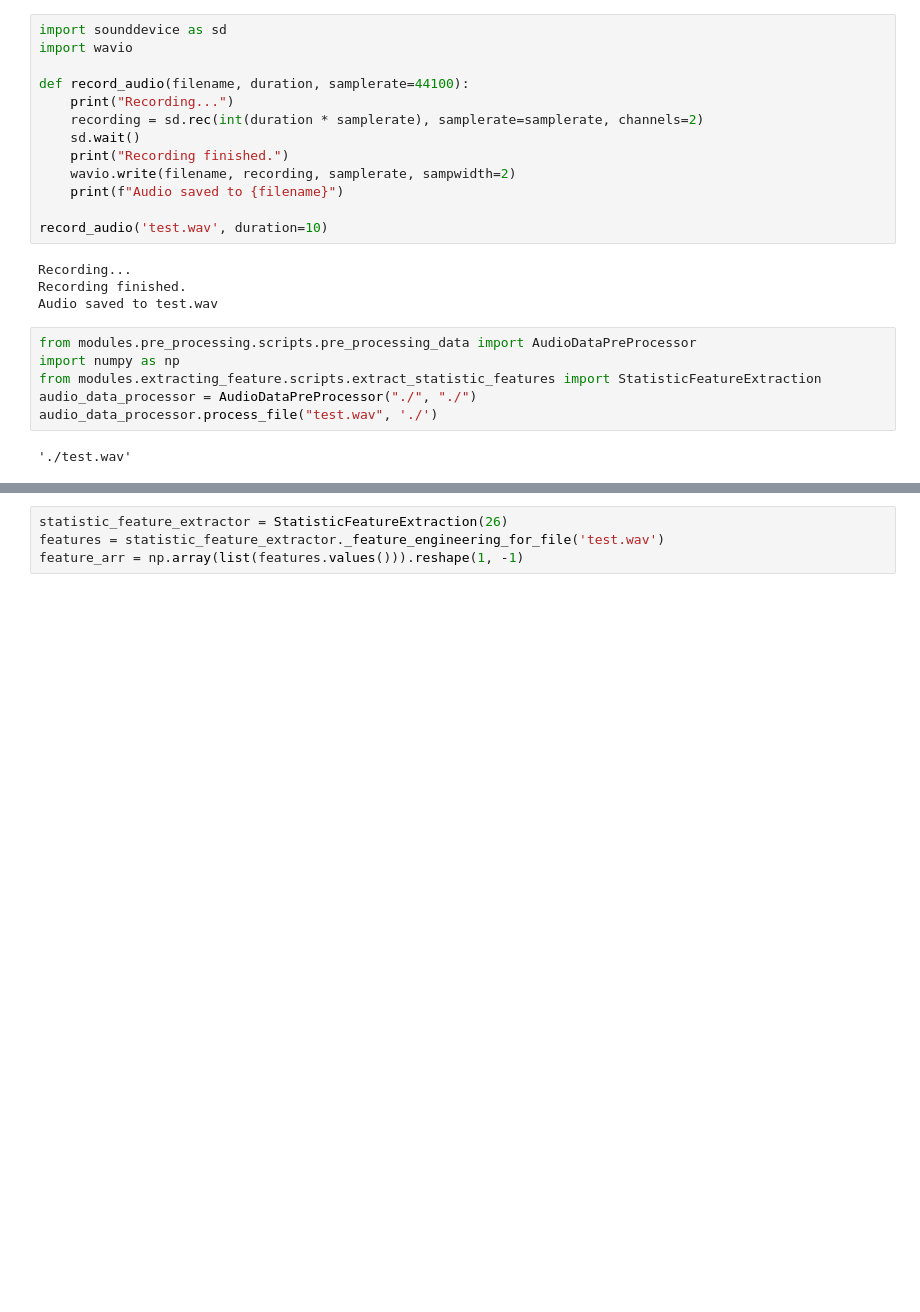
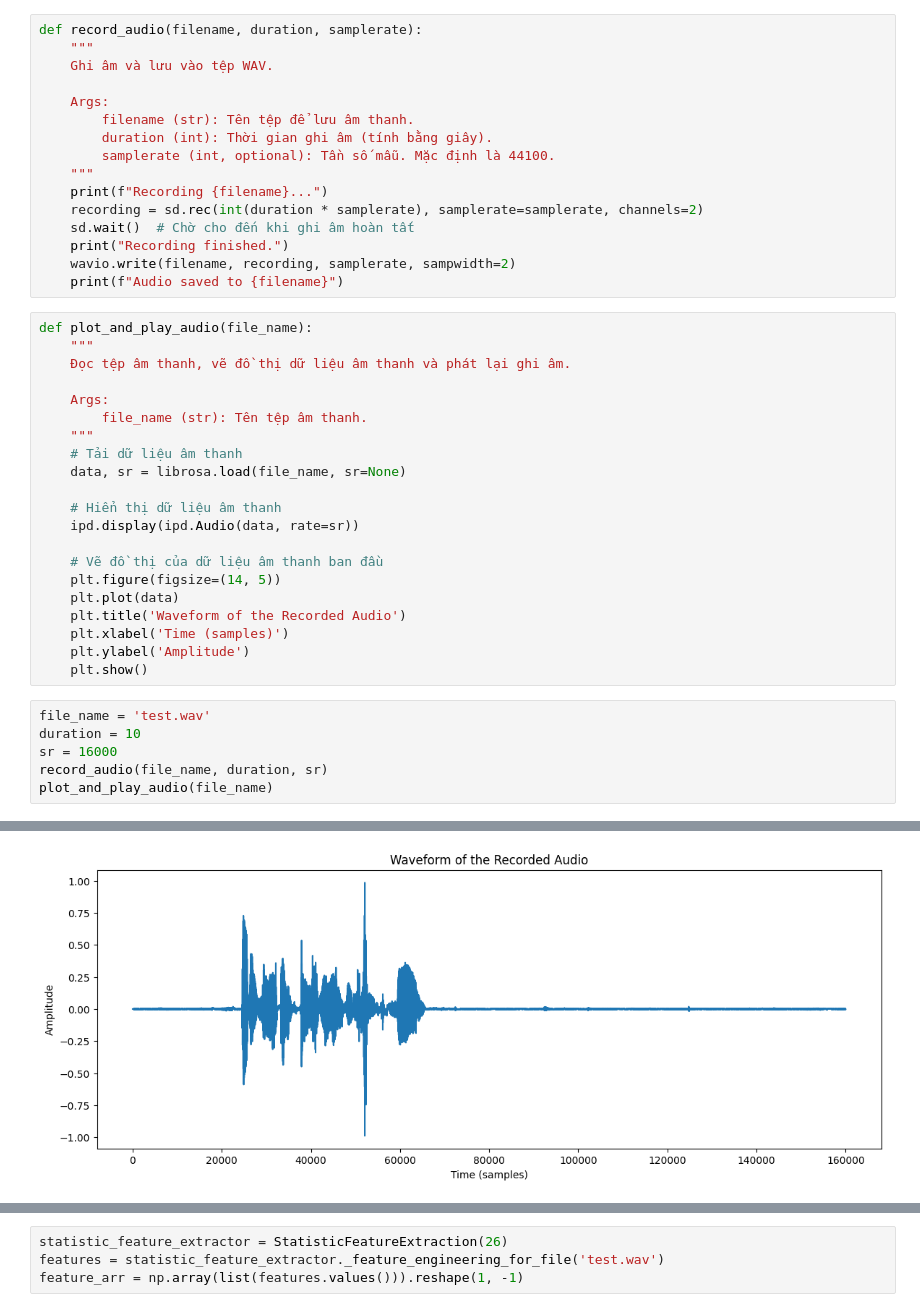
Before and after one commit to trucni2005/Speech-Emotion-Recognition, a Jupyter notebook: test.ipynb, the cells around one changed output, grey strips where cells are left out. Saved outputs shown, nothing was run; the diff lists cells and outputs as text; blank space fills up the shorter version.

```diff
--- a/test.ipynb
+++ b/test.ipynb
@@ -1,25 +10,44 @@
 # %%
-import sounddevice as sd
-import wavio
+def record_audio(filename, duration, samplerate):
+    """
+    Ghi âm và lưu vào tệp WAV.
 
-def record_audio(filename, duration, samplerate=44100):
-    print("Recording...")
+    Args:
+        filename (str): Tên tệp để lưu âm thanh.
+        duration (int): Thời gian ghi âm (tính bằng giây).
+        samplerate (int, optional): Tần số mẫu. Mặc định là 44100.
+    """
+    print(f"Recording {filename}...")
     recording = sd.rec(int(duration * samplerate), samplerate=samplerate, channels=2)
-    sd.wait()
+    sd.wait()  # Chờ cho đến khi ghi âm hoàn tất
     print("Recording finished.")
     wavio.write(filename, recording, samplerate, sampwidth=2)
     print(f"Audio saved to {filename}")
-
-record_audio('test.wav', duration=10)
-# %% [output]
-Recording...
-Recording finished.
-Audio saved to test.wav
-# %%
-from modules.pre_processing.scripts.pre_processing_data import AudioDataPreProcessor
-import numpy as np
-from modules.extracting_feature.scripts.extract_statistic_features import StatisticFeatureExtraction
-audio_data_processor = AudioDataPreProcessor("./", "./")
-audio_data_processor.process_file("test.wav", './')
-# %% [output]
-'./test.wav'
+# %%
+def plot_and_play_audio(file_name):
+    """
+    Đọc tệp âm thanh, vẽ đồ thị dữ liệu âm thanh và phát lại ghi âm.
+
+    Args:
+        file_name (str): Tên tệp âm thanh.
+    """
+    # Tải dữ liệu âm thanh
+    data, sr = librosa.load(file_name, sr=None)
+
+    # Hiển thị dữ liệu âm thanh
+    ipd.display(ipd.Audio(data, rate=sr))
+
+    # Vẽ đồ thị của dữ liệu âm thanh ban đầu
+    plt.figure(figsize=(14, 5))
+    plt.plot(data)
+    plt.title('Waveform of the Recorded Audio')
+    plt.xlabel('Time (samples)')
+    plt.ylabel('Amplitude')
+    plt.show()
+# %%
+file_name = 'test.wav'
+duration = 10
+sr = 16000
+record_audio(file_name, duration, sr)
+plot_and_play_audio(file_name)
+# %% [output]
@@ -25,0 +58 @@ audio_data_processor.process_file("test.wav", './')
+[figure, added]
```
Also changed, not shown: parts of 10 cells of this notebook, 18 other files.
